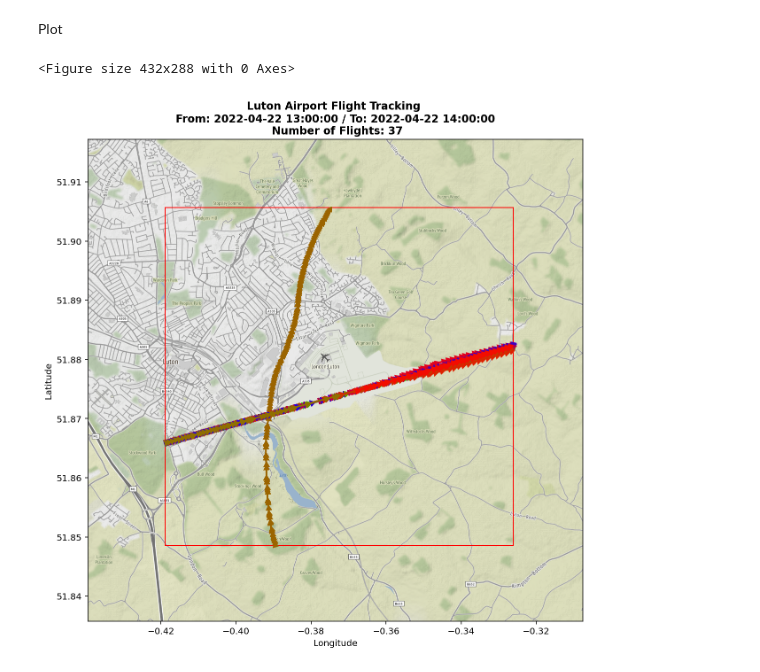
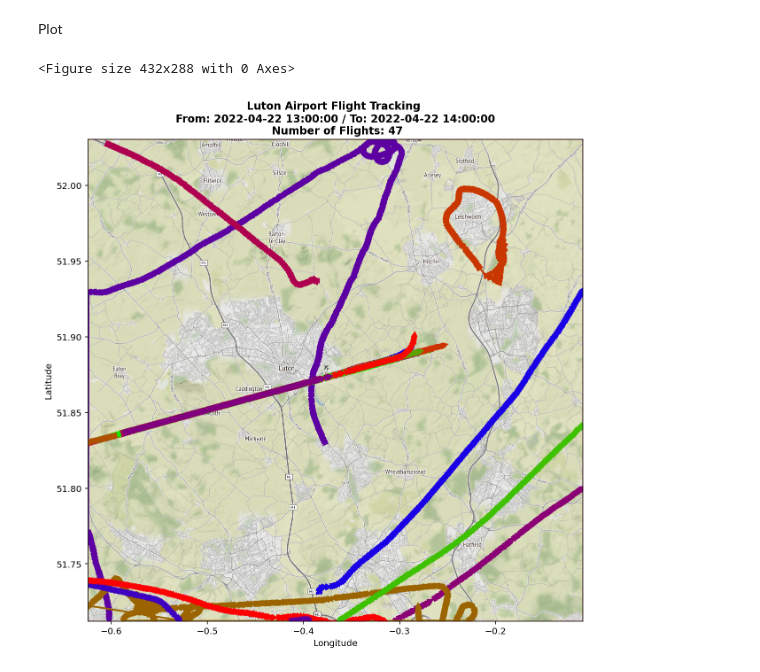
Before and after one commit to naguzmans/opportunistic-utm, a Jupyter notebook: opensky_api.ipynb, the cells around one changed output. Cells and saved outputs as stored; diff of their text form; code cells hidden in the pictures.

```diff
--- a/opensky_api.ipynb
+++ b/opensky_api.ipynb
@@ -26,9 +9,12 @@ holis
 # %% [markdown]
 Perform Query
 # %%
-from pyopensky import OpenskyImpalaWrapper
 import pandas as pd
 import datetime
+from haversine import haversine, inverse_haversine, Unit
+import numpy as np
+from pyopensky import OpenskyImpalaWrapper
+import time
 
 # Time of query
 def to_epoch(timestamp):
@@ -43,12 +29,18 @@ from_time = to_epoch(from_time_str)
 to_time = to_epoch(to_time_str)
 
 # Area of query
-min_lat, max_lat, min_lon, max_lon = (51.848578, 51.905650, -0.418809, -0.326079)
+airport = (51.871496514, -0.367665196) # Luton
+# airport = (51.470020, -0.454295) # Luton
+diag_distance = 25
+min_coord = inverse_haversine(airport, diag_distance, np.pi * 1.25)
+max_coord = inverse_haversine(airport, diag_distance, np.pi * .25)
+min_lat, max_lat, min_lon, max_lon = (min_coord[0], max_coord[0], min_coord[1], max_coord[1])
 
 # Height of query
-min_height, max_height = (0, 2000)
+min_height, max_height = (0, 1000)
 
 # OpenSky wrapper
+start = time.time()
 opensky = OpenskyImpalaWrapper()
 os_query = opensky.rawquery(
     f'SELECT * FROM state_vectors_data4 \
@@ -57,6 +49,9 @@ os_query = opensky.rawquery(
     AND hour >= {from_time} AND hour <= {to_time} \
     AND geoaltitude >= {min_height} AND geoaltitude <= {max_height};'
 )
+end = time.time()
+print(f'Time elapsed: {np.round(end - start,1)}s')
+print(f'Time elapsed: {np.round((end - start)/60,1)}m')
 
 unique_callsigns = pd.unique(os_query['callsign'])
 print(f'Query length: {len(unique_callsigns)}')
@@ -91,37 +93,38 @@ ax.set_title(f'Luton Airport Flight Tracking \n From: %s / To: %s \n Number of F
 
 number_of_colors = 100
 cmap = plt.cm.get_cmap('brg', number_of_colors)
 
 # Extract and plot map in Mercator coordinates
-min_lat, max_lat, min_lon, max_lon = (51.848578, 51.905650, -0.418809, -0.326079)
-
 trans_3857_4326 = Transformer.from_crs("epsg:3857", "epsg:4326")
 
 ghent_img, ghent_ext = cx.bounds2img(min_lon, min_lat, max_lon, max_lat, ll=True, source=cx.providers.Stamen.Terrain)
 
 minLat, minLon = trans_3857_4326.transform(ghent_ext[0], ghent_ext[2])
 maxLat, maxLon = trans_3857_4326.transform(ghent_ext[1], ghent_ext[3])
 ax.imshow(ghent_img, extent=(minLon, maxLon, minLat, maxLat))
+# ax.imshow(ghent_img, extent=(min_lon, max_lon, min_lat, max_lat))
 
 # Transform box map coordinates and plot
 rect = patches.Rectangle((min_lon, min_lat), max_lon-min_lon, max_lat-min_lat, linewidth=1, edgecolor='r', facecolor='none')
 ax.add_patch(rect)
 
 plot_data = []
 for callsign in unique_callsigns:
   flight = os_query[os_query['callsign'] == callsign].reset_index(drop=True)
   color_index = random.randint(0,number_of_colors)
   ax.plot(flight['lon'],flight['lat'], '-', linewidth=2, color = cmap(color_index))
 
   for j in range(0, len(flight)):
     ax.plot(flight['lon'][j],flight['lat'][j], '-', marker=(3, 0, -flight['heading'][j]), markersize=7, color = cmap(color_index))
 
-  plot_data.append(go.Scatter3d(x=flight['lon'], y=flight['lat'], z=flight['geoaltitude'], mode='markers', marker=dict(size=5,)))
+  plot_data.append(go.Scatter3d(x=flight['lon'], y=flight['lat'], z=flight['geoaltitude'], mode='markers', marker=dict(size=3,)))
 
+ax.set_xlim((min_lon, max_lon))
+ax.set_ylim((min_lat, max_lat))
 ax.set_aspect('auto')
 # %% [output]
 <Figure size 432x288 with 0 Axes>
-[figure, old version]
+[figure, new version]
 # %%
 fig = go.Figure(data=plot_data)
 fig.show()
```
Also changed, not shown: parts of 4 cells of this notebook.
